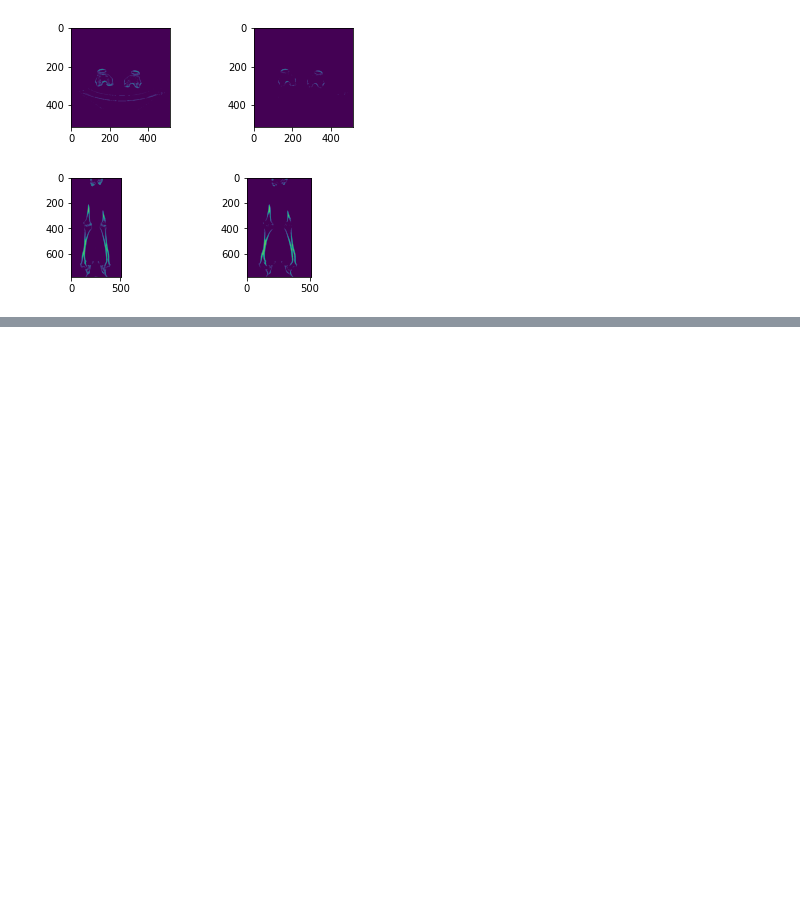
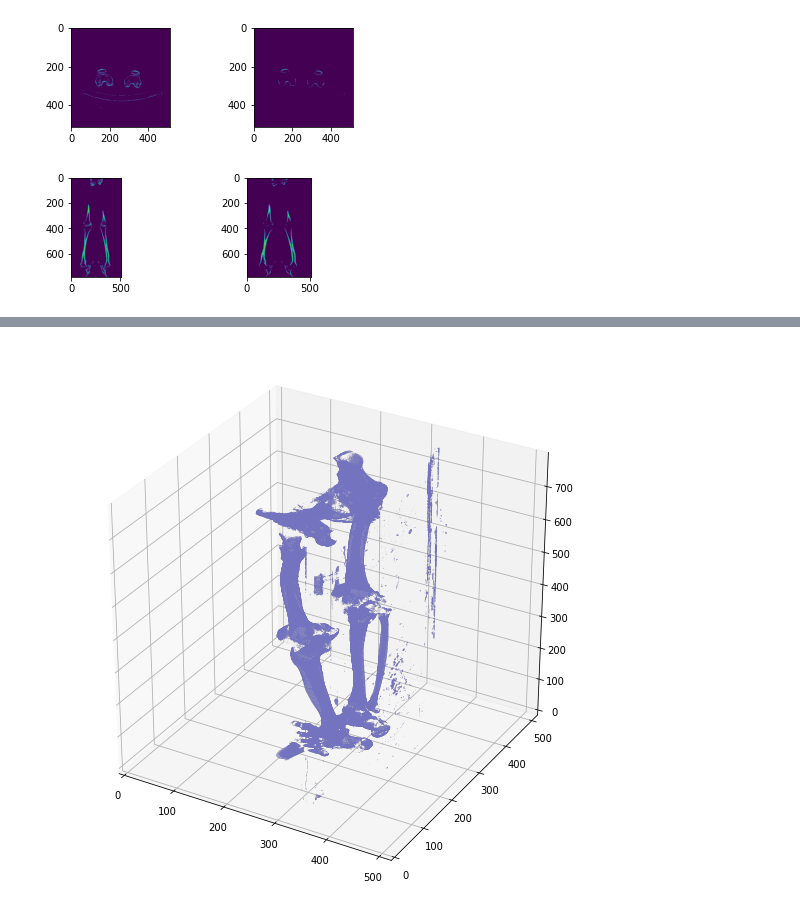
Before and after one commit to raminrafi/Regression-Model---Detection-of-Landmarks-on-Knee-Joints-Using-CSV-Data, a Jupyter notebook: reslice.ipynb, the cells around one changed output, grey strips where cells are left out. Drawn from its saved outputs; the diff is of its cells as text; code cells hidden in the pictures; blank space fills up the shorter version.

```diff
--- a/reslice.ipynb
+++ b/reslice.ipynb
@@ -230,0 +188,4 @@ print (len(x), len(y), len(z))
+# %%
+plot_3d(array_3d)
+# %% [output]
+[figure, added]
```
Also changed, not shown: parts of 7 cells of this notebook, 4 other files.
